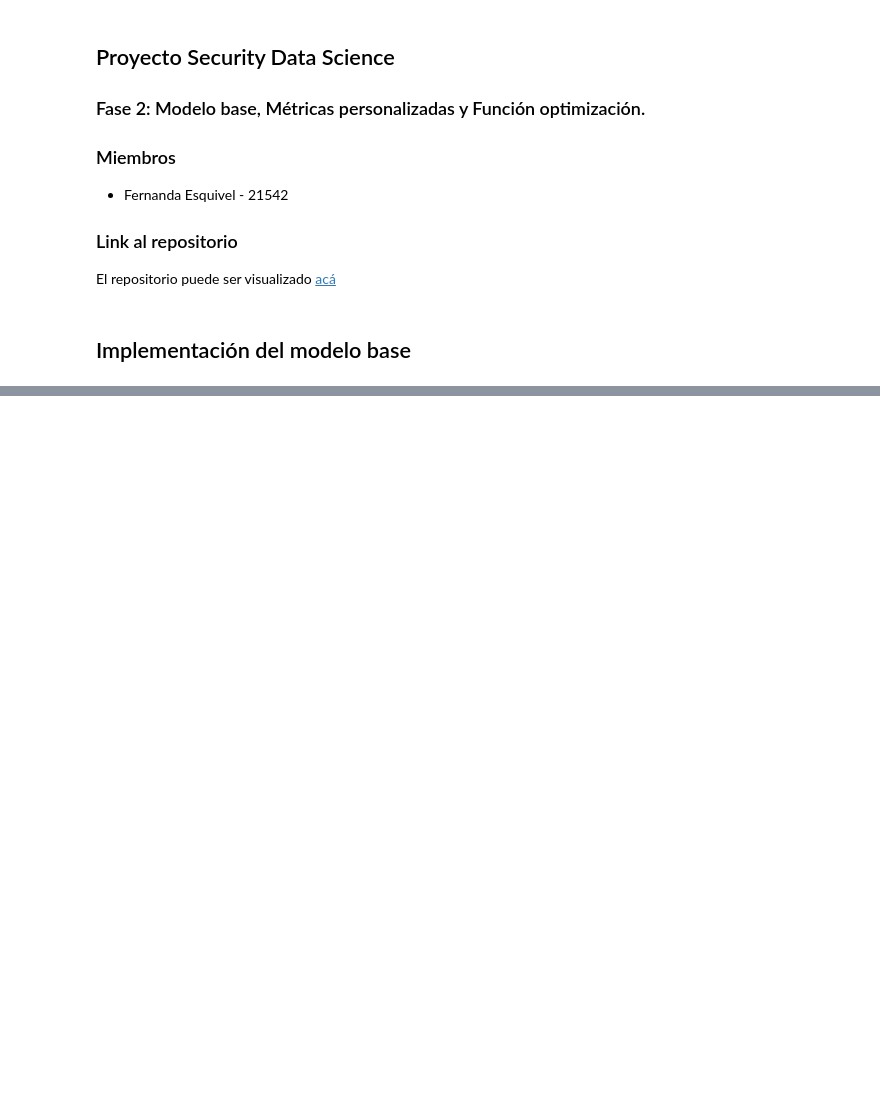
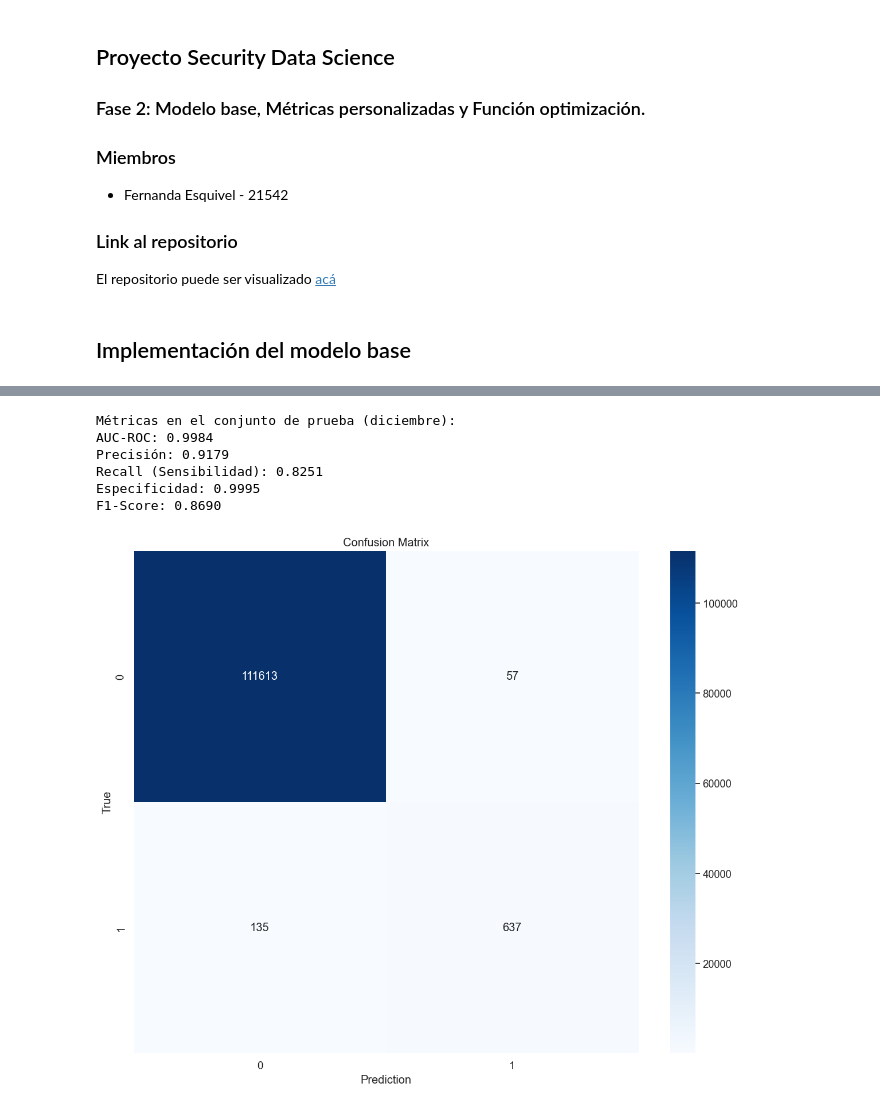
Before and after one commit to FerEsq/SDS-Project, a Jupyter notebook: model.ipynb, the cells around one changed output, grey strips where cells are left out. Drawn from its saved outputs; the diff is of its cells as text; code cells hidden in the pictures; blank space fills up the shorter version.

```diff
--- a/model.ipynb
+++ b/model.ipynb
@@ -228,0 +243,33 @@ weighted avg       1.00      0.99      0.99    280598
+# %%
+#Métricas en el conjunto de prueba
+test_auc = roc_auc_score(y_test, y_pred_test_proba)
+test_confusion = confusion_matrix(y_test, y_pred_test)
+test_tn, test_fp, test_fn, test_tp = test_confusion.ravel()
+test_precision = test_tp / (test_tp + test_fp) if (test_tp + test_fp) > 0 else 0
+test_recall = test_tp / (test_tp + test_fn) if (test_tp + test_fn) > 0 else 0
+test_specificity = test_tn / (test_tn + test_fp) if (test_tn + test_fp) > 0 else 0
+test_f1 = f1_score(y_test, y_pred_test)
+
+print("\nMétricas en el conjunto de prueba (diciembre):")
+print(f"AUC-ROC: {test_auc:.4f}")
+print(f"Precisión: {test_precision:.4f}")
+print(f"Recall (Sensibilidad): {test_recall:.4f}")
+print(f"Especificidad: {test_specificity:.4f}")
+print(f"F1-Score: {test_f1:.4f}")
+# %% [output]
+Métricas en el conjunto de prueba (diciembre):
+AUC-ROC: 0.9984
+Precisión: 0.9179
+Recall (Sensibilidad): 0.8251
+Especificidad: 0.9995
+F1-Score: 0.8690
+# %%
+plt.figure(figsize=(12, 10))
+sns.heatmap(test_confusion, annot=True, fmt='d', cmap='Blues')
+plt.title('Confusion Matrix')
+plt.xlabel('Prediction')
+plt.ylabel('True')
+plt.tight_layout()
+plt.show()
+# %% [output]
+[figure, added]
```
Also changed, not shown: parts of 60 cells of this notebook, 4 other files.
